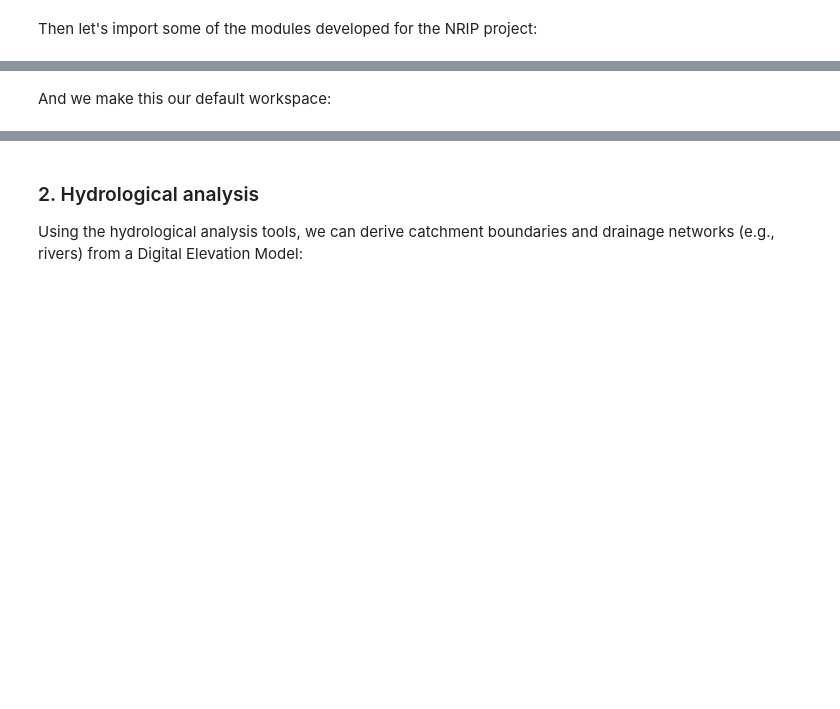
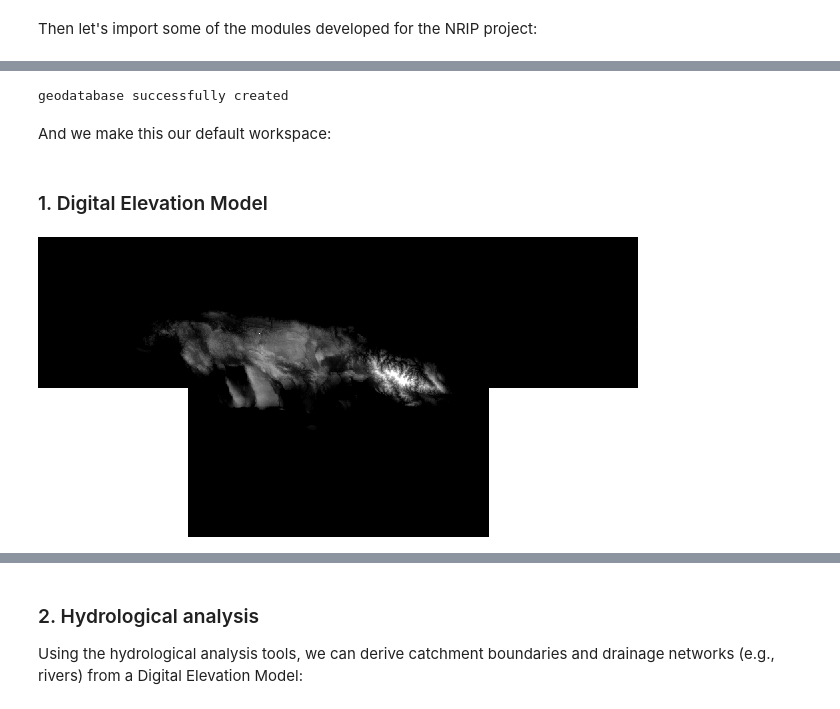
Before and after one commit to siorconsulting/nrip-jamaica, a Jupyter notebook: examples_arcpy_toolset.ipynb, the cells around one changed output, grey strips where cells are left out. Drawn from its saved outputs; the diff is of its cells as text; code cells hidden in the pictures; blank space fills up the shorter version.

```diff
--- a/examples_arcpy_toolset.ipynb
+++ b/examples_arcpy_toolset.ipynb
@@ -26,3 +24,9 @@ create_geodatabase(gdb_folder_path, gdb_name)
+# %%
+gdb_folder_path = r'D:\Sior Consulting Limited\CEAC Solutions - Documents\JAMNRIP Jamaica NRIP\ArcGIS\Working\NRIP Data\Geodatabases'
+gdb_name = 'Examples1.gdb'
+create_geodatabase(gdb_folder_path, gdb_name)
+# %% [output]
+geodatabase successfully created
 # %% [markdown]
 And we make this our default workspace:
 # %%
@@ -29,0 +34,7 @@ env.workspace = os.path.join(gdb_folder_name,gdb_name)
+# %% [markdown]
+### 1. Digital Elevation Model
+# %%
+DTM_raster = Raster(os.path.join(r'D:\Sior Consulting Limited\CEAC Solutions - Documents\JAMNRIP Jamaica NRIP\Incoming Data\DESCJam DEM World Bank-LOCJamaica-FROMEdson-VIAMyCloud-DATE051021','DEM_30m.tif'))
+DTM_raster
+# %% [output]
+[figure, added]
```
Also changed, not shown: parts of 10 cells of this notebook, 4 other files.
